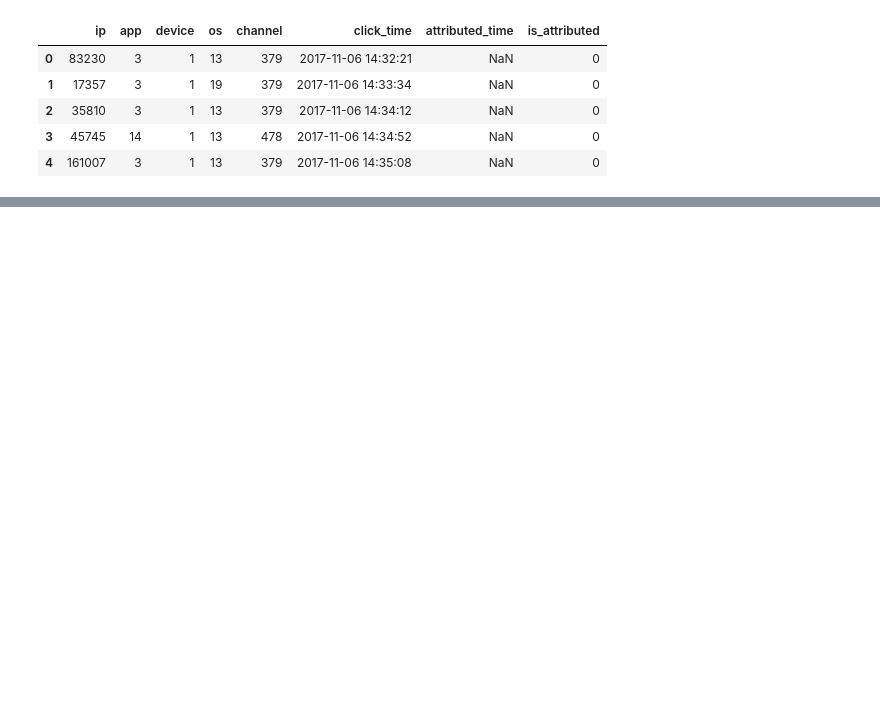
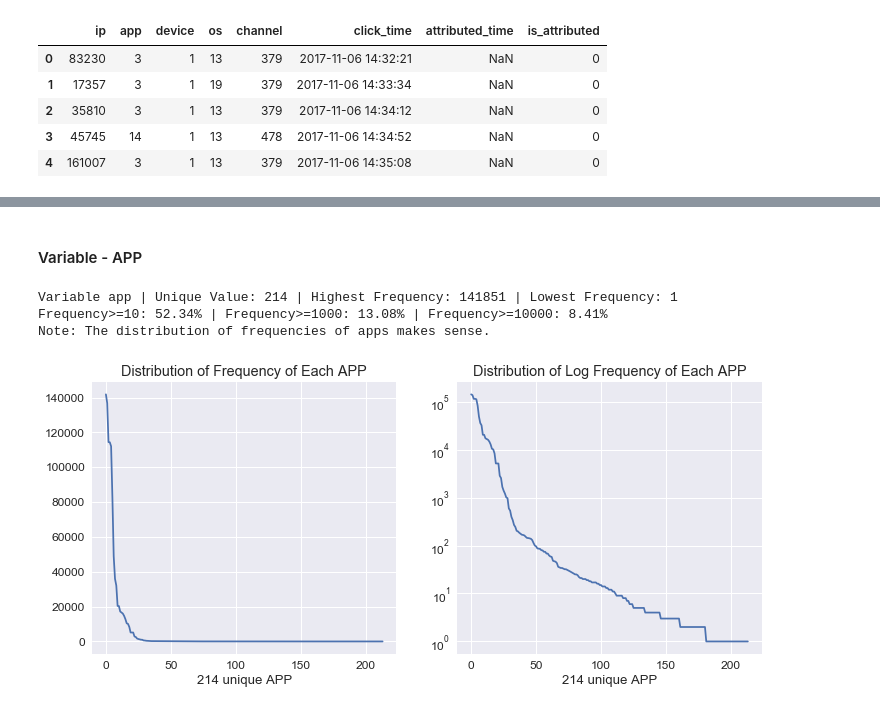
Before and after one commit to linicole/kaggle, a Jupyter notebook: TalkingData_AdTracking/data_preview.ipynb, the cells around one changed output, grey strips where cells are left out. Saved outputs shown, nothing was run; the diff lists cells and outputs as text; code cells hidden in the pictures; blank space fills up the shorter version.

```diff
--- a/TalkingData_AdTracking/data_preview.ipynb
+++ b/TalkingData_AdTracking/data_preview.ipynb
@@ -43,0 +177,37 @@ df_train.head()
+# %% [markdown]
+#### Variable - APP
+# %%
+var_viz = 'app'
+
+sorted_count = np.sort(df_train[var_viz].value_counts().as_matrix())[::-1]
+len(sorted_count) # 214 unique APPs
+
+fig = plt.figure(figsize=(12, 5))
+ax = fig.add_subplot(121)
+ax.plot(sorted_count)
+ax.set(title="Distribution of Frequency of Each APP",
+       xlabel="{} unique {}".format(len(sorted_count), var_viz.upper()));
+
+
+ax = fig.add_subplot(122)
+ax.plot(sorted_count)
+ax.set_yscale('log')
+ax.set(title="Distribution of Log Frequency of Each APP",
+       xlabel="{} unique {}".format(len(sorted_count), var_viz.upper()));
+
+
+print("Variable {a} | Unique Value: {b} | Highest Frequency: {c} | Lowest Frequency: {d}".format(a=var_viz,
+                                                                                                 b=len(sorted_count),
+                                                                                                 c=sorted_count[0],
+                                                                                                 d=sorted_count[-1]))
+
+print("Frequency>=10: {a}% | Frequency>=1000: {b}% | Frequency>=10000: {c}%".format(a=round((sorted_count>=10).mean()*100,2),
+                                                                                    b=round((sorted_count>=1000).mean()*100,2),
+                                                                                    c=round((sorted_count>=10000).mean()*100,2)))
+
+print("Note: The distribution of frequencies of apps makes sense.")
+# %% [output]
+Variable app | Unique Value: 214 | Highest Frequency: 141851 | Lowest Frequency: 1
+Frequency>=10: 52.34% | Frequency>=1000: 13.08% | Frequency>=10000: 8.41%
+Note: The distribution of frequencies of apps makes sense.
+[figure, added]
```
Also changed, not shown: parts of 30 cells of this notebook.
